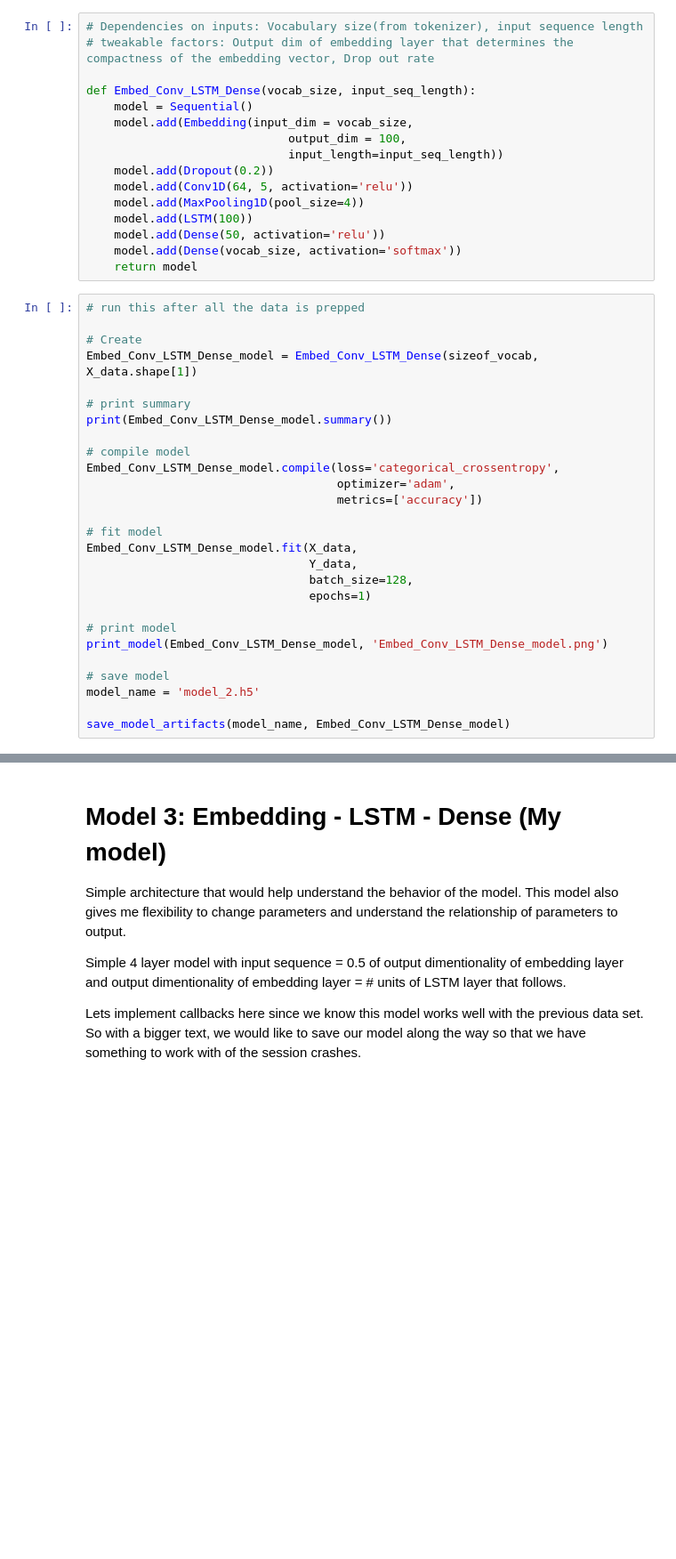
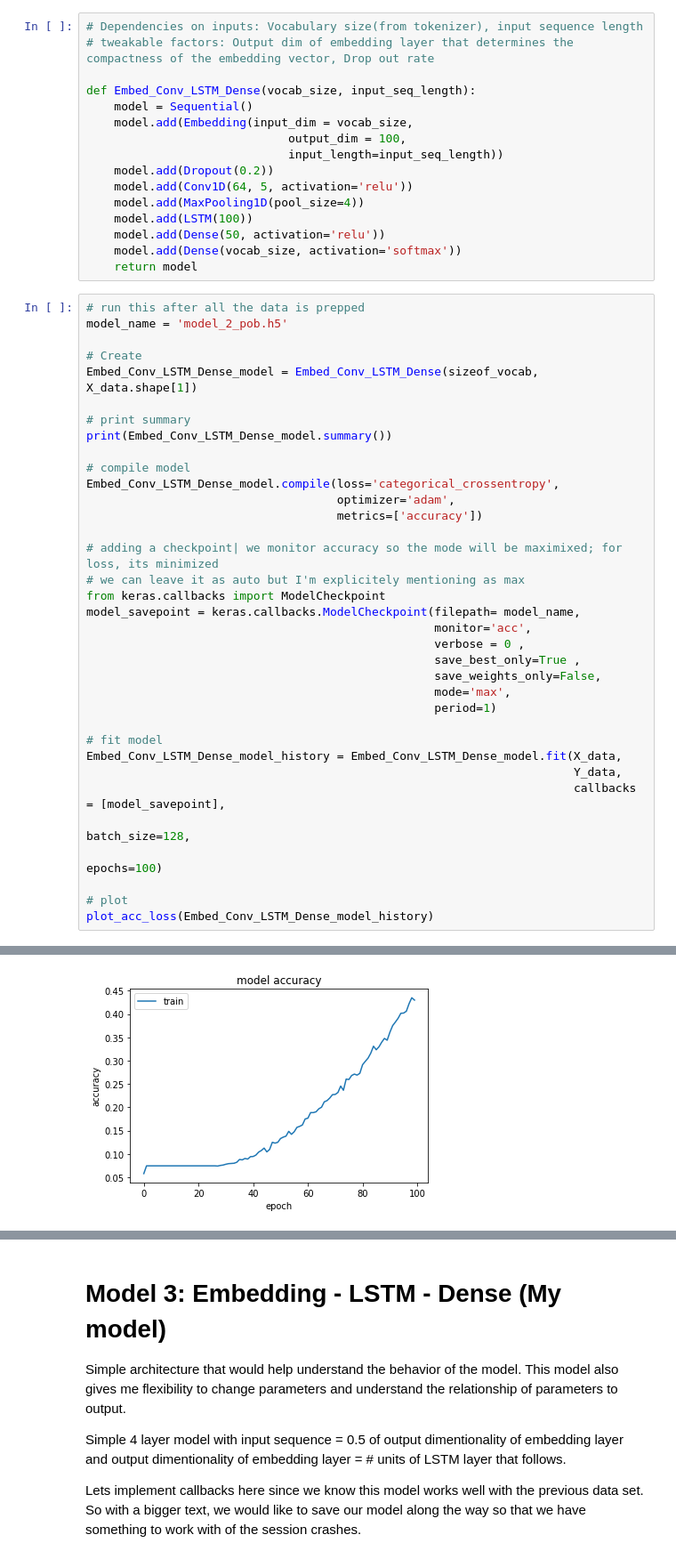
Before and after one commit to mrinal-r/Experiments, a Jupyter notebook: Word_Based_Text_Generator.ipynb, the cells around one changed output, grey strips where cells are left out. Shown: that part at 89% size. Drawn from its saved outputs; the diff is of its cells as text; blank space fills up the shorter version.

Commit message:
model comparison results

```diff
--- a/Word_Based_Text_Generator.ipynb
+++ b/Word_Based_Text_Generator.ipynb
@@ -307,6 +335,7 @@ def Embed_Conv_LSTM_Dense(vocab_size, input_seq_length):
     return model
 # %%
 # run this after all the data is prepped
+model_name = 'model_2_pob.h5'
 
 # Create
 Embed_Conv_LSTM_Dense_model = Embed_Conv_LSTM_Dense(sizeof_vocab, X_data.shape[1])
@@ -319,16 +348,24 @@ Embed_Conv_LSTM_Dense_model.compile(loss='categorical_crossentropy',
                                     optimizer='adam',
                                     metrics=['accuracy'])
 
+# adding a checkpoint| we monitor accuracy so the mode will be maximixed; for loss, its minimized
+# we can leave it as auto but I'm explicitely mentioning as max
+from keras.callbacks import ModelCheckpoint
+model_savepoint = keras.callbacks.ModelCheckpoint(filepath= model_name,
+                                                  monitor='acc',
+                                                  verbose = 0 ,
+                                                  save_best_only=True ,
+                                                  save_weights_only=False,
+                                                  mode='max',
+                                                  period=1)
+
 # fit model
-Embed_Conv_LSTM_Dense_model.fit(X_data,
-                                Y_data,
-                                batch_size=128,
-                                epochs=1)
+Embed_Conv_LSTM_Dense_model_history = Embed_Conv_LSTM_Dense_model.fit(X_data,
+                                                                      Y_data,
+                                                                      callbacks = [model_savepoint],
+                                                                      batch_size=128,
+                                                                      epochs=100)
 
-# print model
-print_model(Embed_Conv_LSTM_Dense_model, 'Embed_Conv_LSTM_Dense_model.png')
-
-# save model
-model_name = 'model_2.h5'
-
-save_model_artifacts(model_name, Embed_Conv_LSTM_Dense_model)
+# plot
+plot_acc_loss(Embed_Conv_LSTM_Dense_model_history)
+# %% [output]
@@ -334,0 +389 @@ save_model_artifacts(model_name, Embed_Conv_LSTM_Dense_model)
+[figure, added]
```
Also changed, not shown: parts of 9 cells of this notebook.
